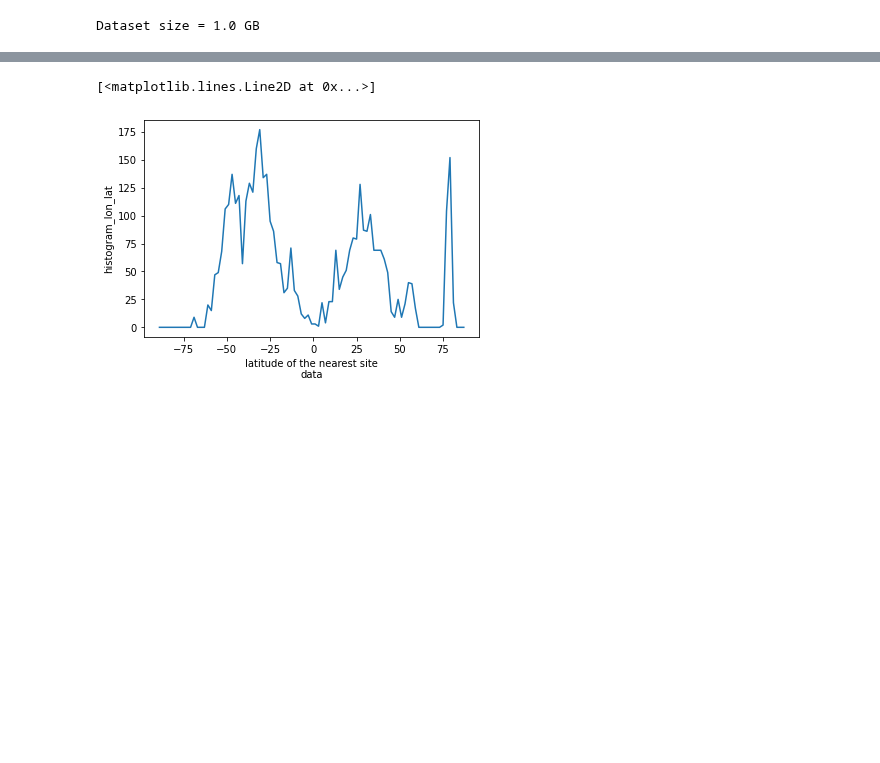
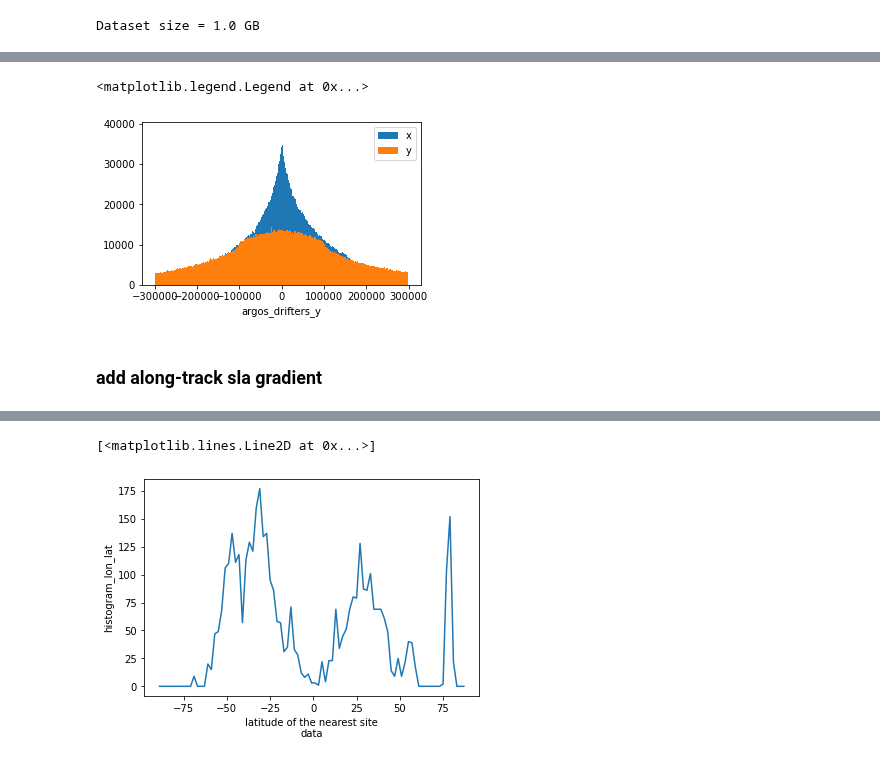
Before and after one commit to apatlpo/itide_ops, a Jupyter notebook: colloc/overview.ipynb, the cells around one changed output, grey strips where cells are left out. Cells and saved outputs as stored; diff of their text form; code cells hidden in the pictures; blank space fills up the shorter version.

```diff
--- a/colloc/overview.ipynb
+++ b/colloc/overview.ipynb
@@ -43,0 +137,11 @@ Dataset size = 1.0 GB
+# %%
+fig, ax = plt.subplots(1, 1, figsize=(5,3))
+bins=np.arange(-300e3,300e3,1e3)
+ds[dsuff+"_x"].plot.hist(bins=bins, label="x");
+ds[dsuff+"_y"].plot.hist(bins=bins, label="y");
+ax.legend()
+# %% [output]
+<matplotlib.legend.Legend at 0x...>
+[figure, added]
+# %% [markdown]
+### add along-track sla gradient
```
Also changed, not shown: parts of 37 cells of this notebook, 1 other file.
